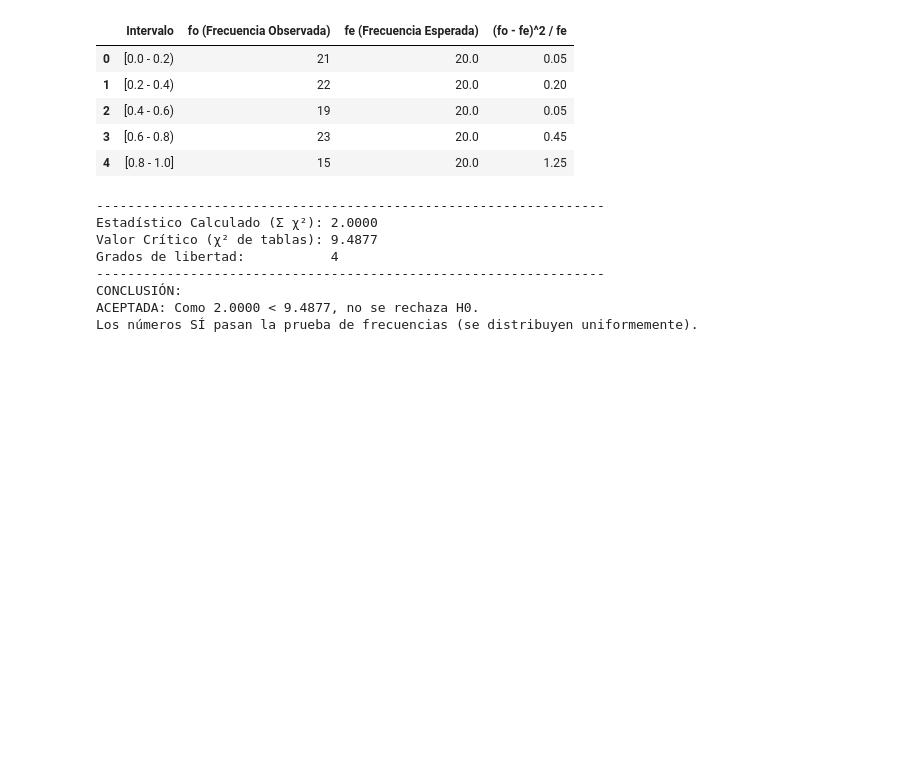
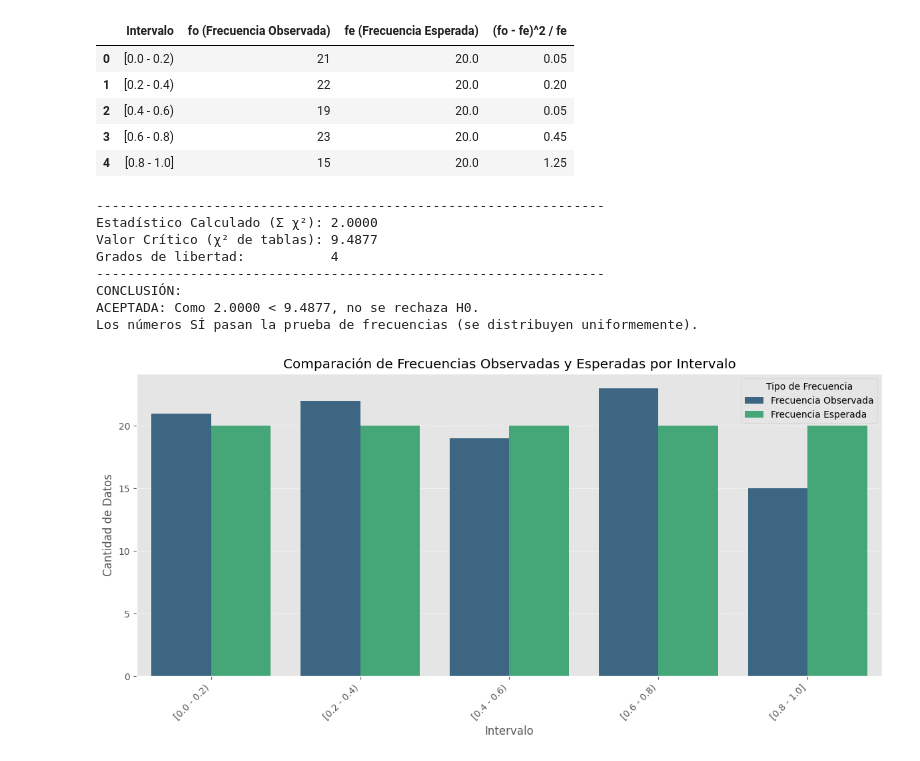
Before and after one commit to jimenezjos/Prueba-de-Promedios, a Jupyter notebook: PruebadePromediosFrecuencia.ipynb, the cells around one changed output. Saved outputs shown, nothing was run; the diff lists cells and outputs as text; code cells hidden in the pictures; blank space fills up the shorter version.

```diff
--- a/PruebadePromediosFrecuencia.ipynb
+++ b/PruebadePromediosFrecuencia.ipynb
@@ -34,10 +34,7 @@ import pandas as pd
 # Configuración de estilo para gráficos
 plt.style.use('ggplot')
 # %%
-# Datos extraídos de la Tabla 3.1 (Imagen proporcionada)
-# Se han transcrito los 100 datos (20 filas x 5 columnas) en una lista plana.
-
-datos =  [
+datos_np = [
 0.78961, 0.05230, 0.10699, 0.55877, 0.14151,
 0.76086, 0.12079, 0.27738, 0.65726, 0.79269,
 0.80548, 0.82654, 0.29453, 0.20852, 0.42989,
@@ -59,12 +56,12 @@ datos =  [
 0.19147, 0.40644, 0.08128, 0.73435, 0.22724,
 0.22287, 0.07281, 0.64183, 0.44267, 0.72102
 ]
-
-datos_np = np.array(datos)
 # %%
 
 # Importamos la función específica para la prueba Z
 from statsmodels.stats.weightstats import ztest
+
+datos_np = np.array(datos_np)
 
 # 1. Nivel de confianza
 # Define aquí el nivel de confianza
@@ -243,3 +211,28 @@ Grados de libertad:           4
 CONCLUSIÓN:
 ACEPTADA: Como 2.0000 < 9.4877, no se rechaza H0.
 Los números SÍ pasan la prueba de frecuencias (se distribuyen uniformemente).
+# %%
+import matplotlib.pyplot as plt
+import seaborn as sns
+
+# Preparar los datos para la gráfica si no están ya en el formato deseado
+# Unimos fo y fe en un solo DataFrame para facilitar la graficación con seaborn
+
+# Primero, renombramos las columnas para que sean más descriptivas en la leyenda
+tabla_grafica = tabla_chi2[['Intervalo', 'fo (Frecuencia Observada)', 'fe (Frecuencia Esperada)']].copy()
+tabla_grafica = tabla_grafica.rename(columns={'fo (Frecuencia Observada)': 'Frecuencia Observada', 'fe (Frecuencia Esperada)': 'Frecuencia Esperada'})
+
+# Convertir el DataFrame a formato "long" para seaborn.barplot
+tabla_grafica_long = tabla_grafica.melt(id_vars='Intervalo', var_name='Tipo de Frecuencia', value_name='Cantidad')
+
+plt.figure(figsize=(12, 6))
+sns.barplot(x='Intervalo', y='Cantidad', hue='Tipo de Frecuencia', data=tabla_grafica_long, palette='viridis')
+plt.title('Comparación de Frecuencias Observadas y Esperadas por Intervalo')
+plt.xlabel('Intervalo')
+plt.ylabel('Cantidad de Datos')
+plt.grid(axis='y', linestyle='--', alpha=0.7)
+plt.xticks(rotation=45, ha='right')
+plt.tight_layout()
+plt.show()
+# %% [output]
+[figure, added]
```
Also changed, not shown: parts of 1 cell of this notebook.
